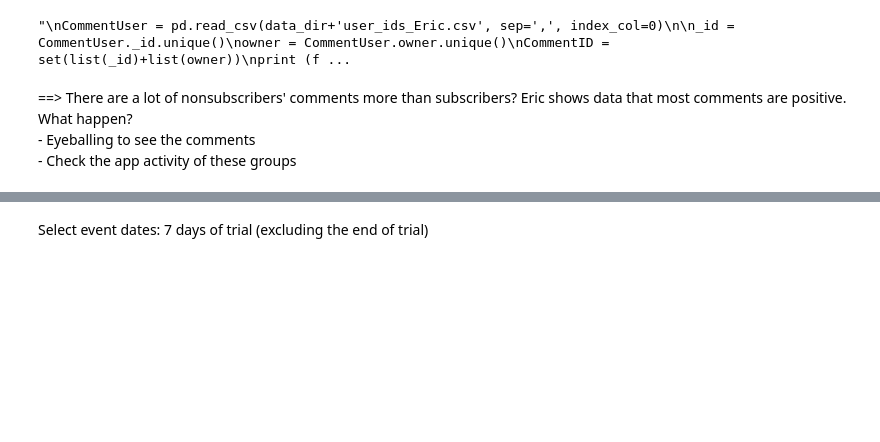
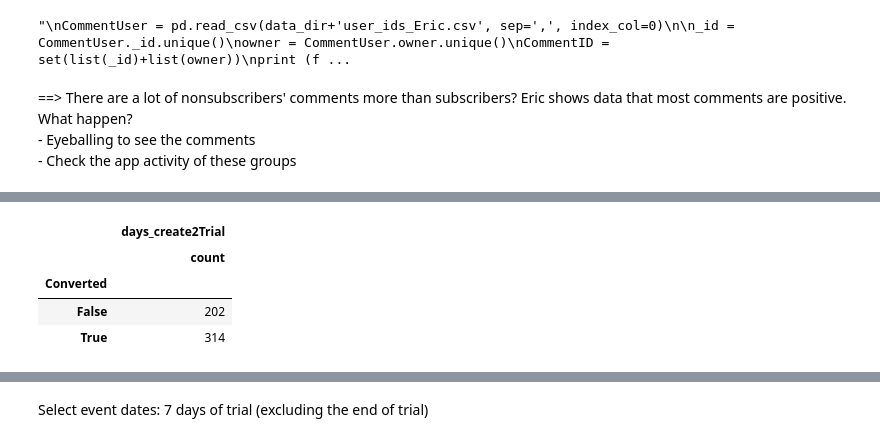
Before and after one commit to mpham93/Keep_Running, a Jupyter notebook: notebooks/Continuous_engagement_7dayTrial.ipynb, the cells around one changed output, grey strips where cells are left out. Drawn from its saved outputs; the diff is of its cells as text; code cells hidden in the pictures; blank space fills up the shorter version.

```diff
--- a/notebooks/Continuous_engagement_7dayTrial.ipynb
+++ b/notebooks/Continuous_engagement_7dayTrial.ipynb
@@ -144,0 +171,10 @@ CommunityMember[CommunityMember.user.isin(owner)].groupby(['membershipName'], dr
+# %%
+# users that created an account before trial
+b4Trial_filter = b4Trial_df[(b4Trial_df.days_create2Trial > 0)]
+b4Trial_filter.groupby(['Converted']).agg(['count'])
+# %% [output]
+|  | days_create2Trial |
+|  | count |
+| Converted |  |
+| False | 202 |
+| True | 314 |
```
Also changed, not shown: parts of 24 cells of this notebook, 4 other files.
